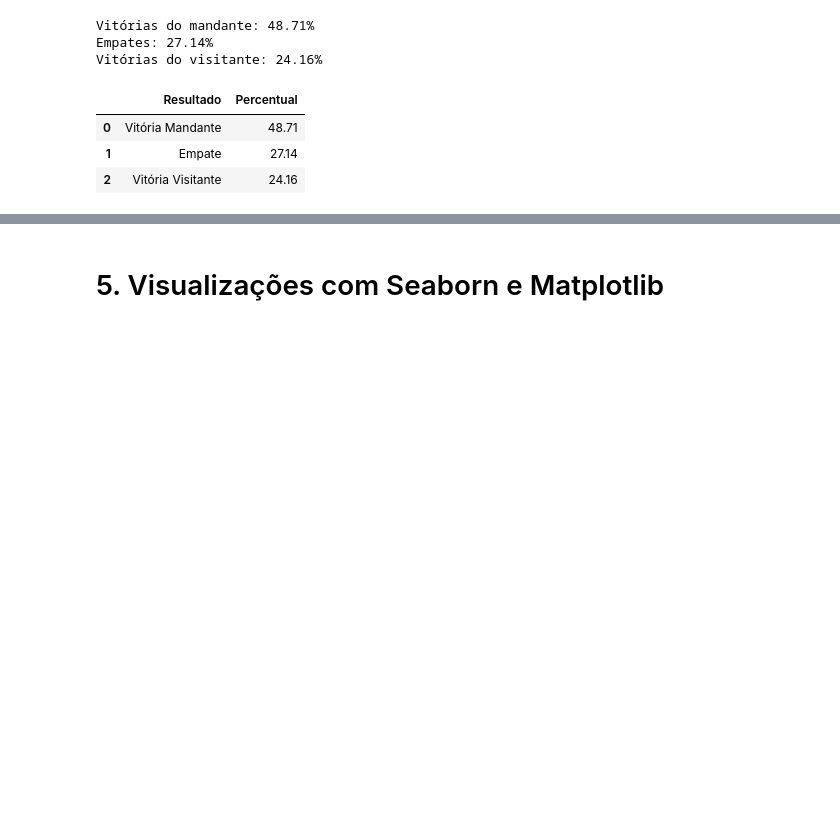
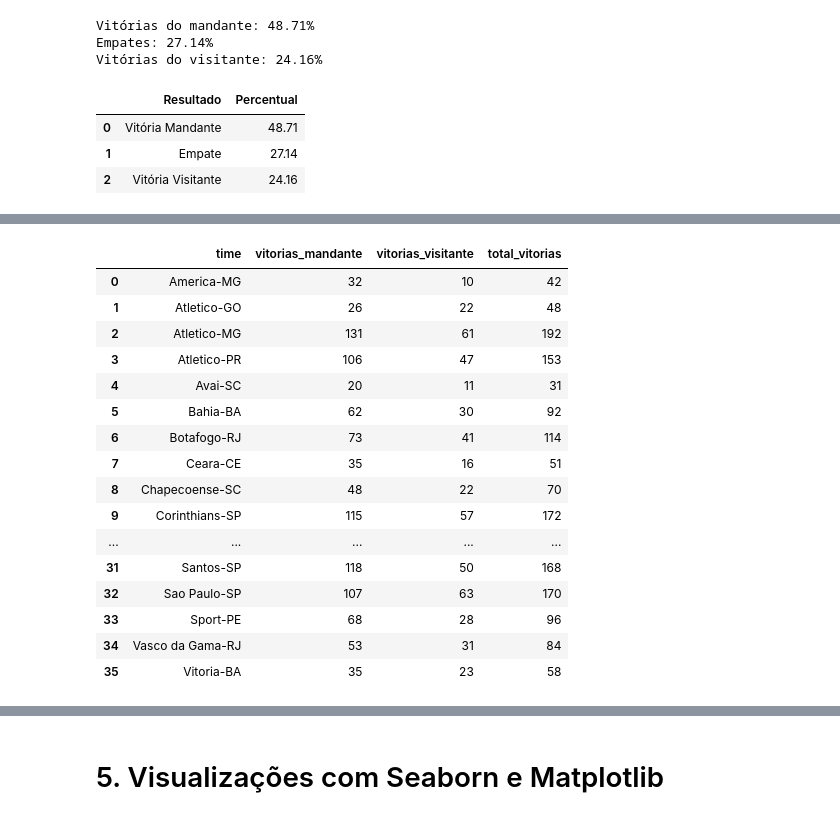
Before and after one commit to danoliveiraed/portfolio-projects, a Jupyter notebook: campeonato-brasileiro-analise/notebook/Campeonato_brasileiro_analise.ipynb, the cells around one changed output, grey strips where cells are left out. Cells and saved outputs as stored; diff of their text form; code cells hidden in the pictures; blank space fills up the shorter version.

```diff
--- a/campeonato-brasileiro-analise/notebook/Campeonato_brasileiro_analise.ipynb
+++ b/campeonato-brasileiro-analise/notebook/Campeonato_brasileiro_analise.ipynb
@@ -166,0 +226,16 @@ dado_percent
+# %%
+#desempenho mandante x visitante
+vitorias_mandante = dado[dado['resultado_mandante'] == 'V']
+vitorias_visitante = dado[dado['resultado_mandante'] == 'D']
+
+des_mandante = vitorias_mandante.groupby('mandante').size().sort_index()
+des_visitante = vitorias_visitante.groupby('visitante').size().sort_index()
+
+des_mandante = des_mandante.reset_index()
+des_mandante.columns = ['time', 'vitorias_mandante']
+
+des_visitante = des_visitante.reset_index()
+des_visitante.columns = ['time', 'vitorias_visitante']
+
+des_mandante.head()
+des_visitante.head()
@@ -166,0 +249,27 @@ dado_percent
+# %%
+#merge desempenho
+
+des_total = pd.merge(des_mandante, des_visitante, on='time', how='outer').fillna(0)
+
+des_total['vitorias_mandante'] = des_total['vitorias_mandante'].astype(int)
+des_total['vitorias_visitante'] = des_total['vitorias_visitante'].astype(int)
+des_total['total_vitorias'] = des_total['vitorias_mandante'] + des_total['vitorias_visitante']
+des_total
+# %% [output]
+|  | time | vitorias_mandante | vitorias_visitante | total_vitorias |
+| 0 | America-MG | 32 | 10 | 42 |
+| 1 | Atletico-GO | 26 | 22 | 48 |
+| 2 | Atletico-MG | 131 | 61 | 192 |
+| 3 | Atletico-PR | 106 | 47 | 153 |
+| 4 | Avai-SC | 20 | 11 | 31 |
+| 5 | Bahia-BA | 62 | 30 | 92 |
+| 6 | Botafogo-RJ | 73 | 41 | 114 |
+| 7 | Ceara-CE | 35 | 16 | 51 |
+| 8 | Chapecoense-SC | 48 | 22 | 70 |
+| 9 | Corinthians-SP | 115 | 57 | 172 |
+| ... | ... | ... | ... | ... |
+| 31 | Santos-SP | 118 | 50 | 168 |
+| 32 | Sao Paulo-SP | 107 | 63 | 170 |
+| 33 | Sport-PE | 68 | 28 | 96 |
+| 34 | Vasco da Gama-RJ | 53 | 31 | 84 |
+| 35 | Vitoria-BA | 35 | 23 | 58 |
```
Also changed, not shown: parts of 8 cells of this notebook.
